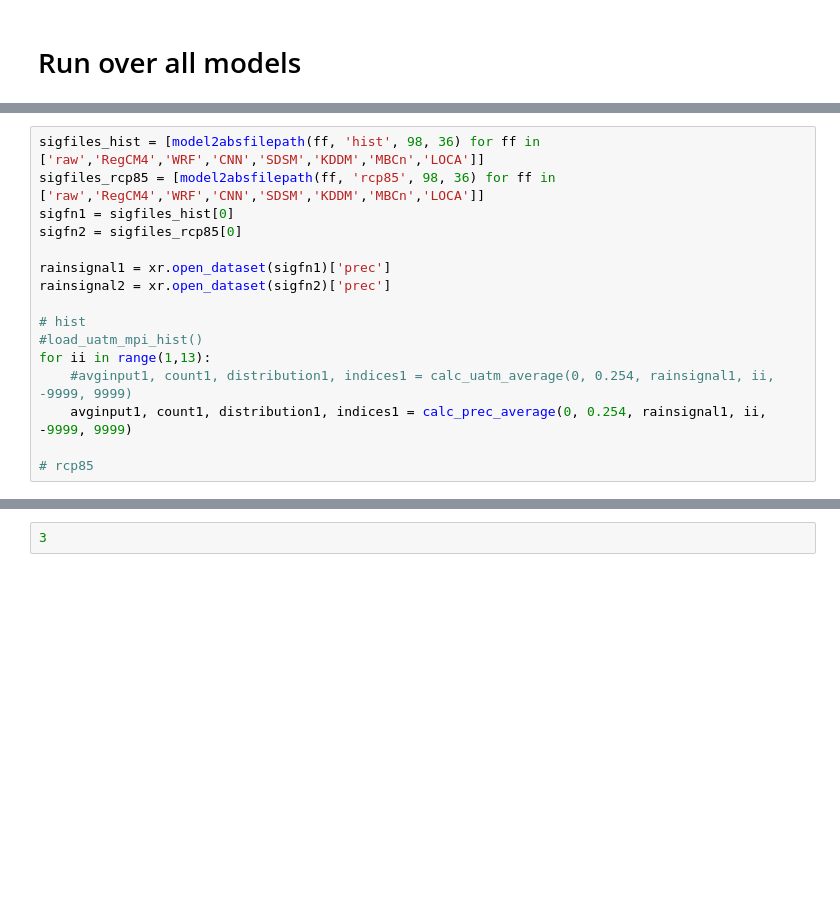
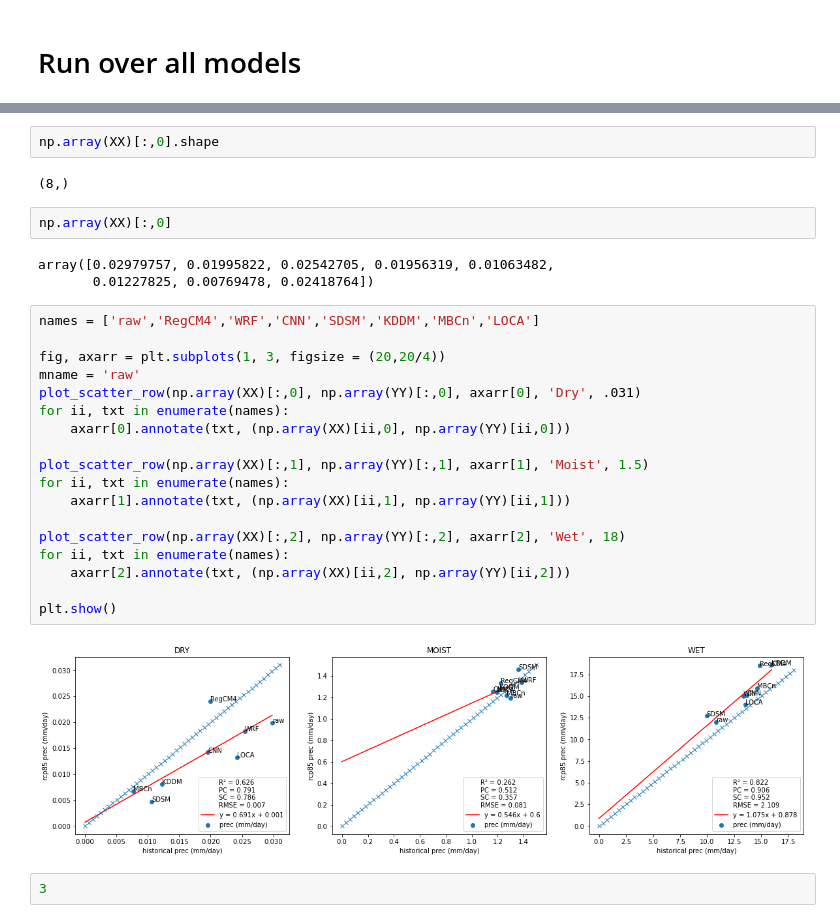
Before and after one commit to NCAR/ml-sm-dk-hf, a Jupyter notebook: notebooks/dev/rain-days-montly-scatterplot.ipynb, the cells around one changed output, grey strips where cells are left out. Drawn from its saved outputs; the diff is of its cells as text; blank space fills up the shorter version.

```diff
--- a/notebooks/dev/rain-days-montly-scatterplot.ipynb
+++ b/notebooks/dev/rain-days-montly-scatterplot.ipynb
@@ -632,16 +602,0 @@ for mii in range(len(sigfiles_hist)):
-# %%
-sigfiles_hist = [model2absfilepath(ff, 'hist', 98, 36) for ff in ['raw','RegCM4','WRF','CNN','SDSM','KDDM','MBCn','LOCA']]
-sigfiles_rcp85 = [model2absfilepath(ff, 'rcp85', 98, 36) for ff in ['raw','RegCM4','WRF','CNN','SDSM','KDDM','MBCn','LOCA']]
-sigfn1 = sigfiles_hist[0]
-sigfn2 = sigfiles_rcp85[0]
-
-rainsignal1 = xr.open_dataset(sigfn1)['prec']
-rainsignal2 = xr.open_dataset(sigfn2)['prec']
-
-# hist
-#load_uatm_mpi_hist()
-for ii in range(1,13):
-    #avginput1, count1, distribution1, indices1 = calc_uatm_average(0, 0.254, rainsignal1, ii, -9999, 9999)
-    avginput1, count1, distribution1, indices1 = calc_prec_average(0, 0.254, rainsignal1, ii, -9999, 9999)
-
-# rcp85
@@ -652,3 +645,32 @@ avginput1[0].mean()
+# %%
+np.array(XX)[:,0].shape
+# %% [output]
+(8,)
+# %%
+np.array(XX)[:,0]
+# %% [output]
+array([0.02979757, 0.01995822, 0.02542705, 0.01956319, 0.01063482,
+       0.01227825, 0.00769478, 0.02418764])
+# %%
+names = ['raw','RegCM4','WRF','CNN','SDSM','KDDM','MBCn','LOCA']
+
+fig, axarr = plt.subplots(1, 3, figsize = (20,20/4))
+mname = 'raw'
+plot_scatter_row(np.array(XX)[:,0], np.array(YY)[:,0], axarr[0], 'Dry', .031)
+for ii, txt in enumerate(names):
+    axarr[0].annotate(txt, (np.array(XX)[ii,0], np.array(YY)[ii,0]))
+
+plot_scatter_row(np.array(XX)[:,1], np.array(YY)[:,1], axarr[1], 'Moist', 1.5)
+for ii, txt in enumerate(names):
+    axarr[1].annotate(txt, (np.array(XX)[ii,1], np.array(YY)[ii,1]))
+
+plot_scatter_row(np.array(XX)[:,2], np.array(YY)[:,2], axarr[2], 'Wet', 18)
+for ii, txt in enumerate(names):
+    axarr[2].annotate(txt, (np.array(XX)[ii,2], np.array(YY)[ii,2]))
+
+plt.show()
+# %% [output]
+[figure, added]
 # %%
 3
 # %% [output]
```
Also changed, not shown: parts of 8 cells of this notebook.
